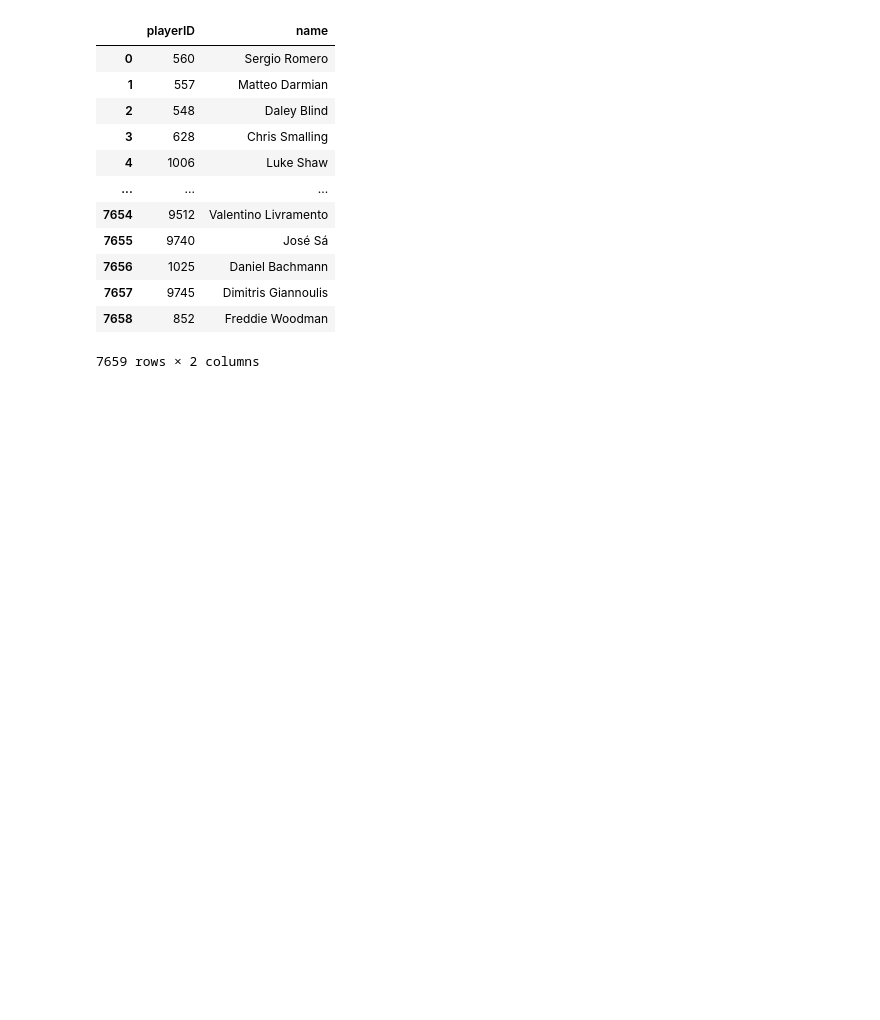
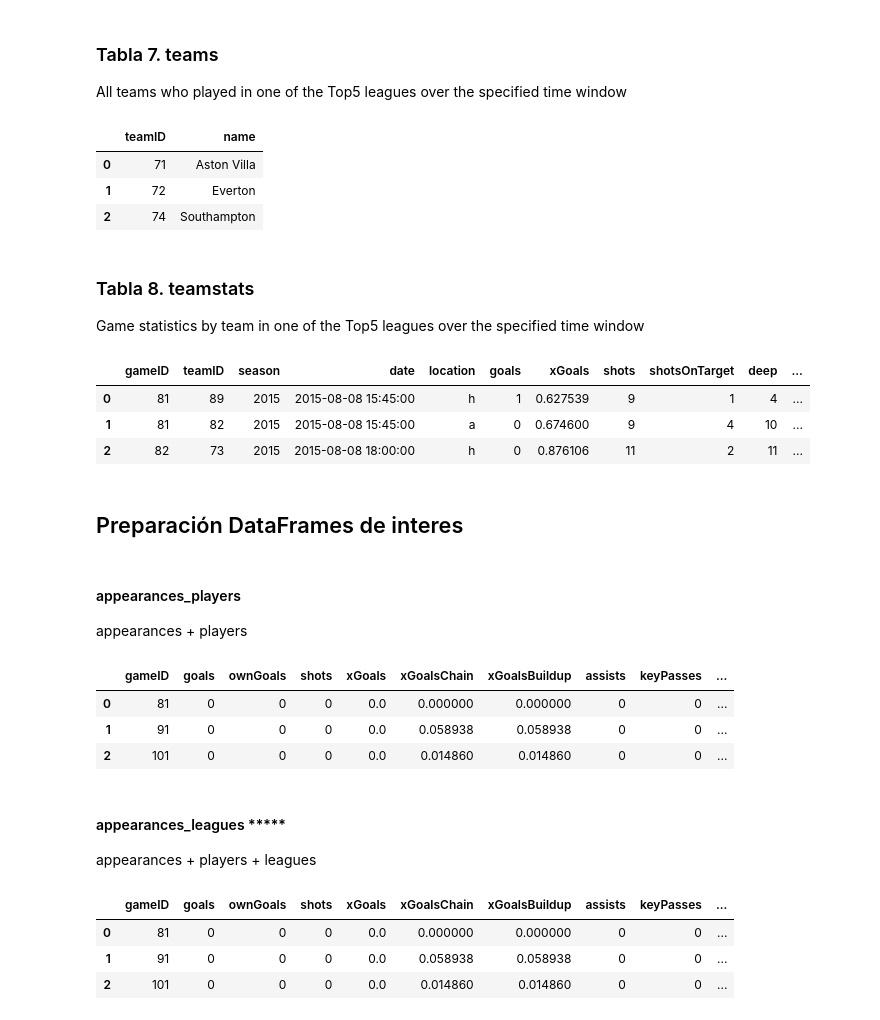
Before and after one commit to kevinerv/proyecto-portafolio, a Jupyter notebook: notebooks/analisis_inicial.ipynb, the cells around one changed output. Cells and saved outputs as stored; diff of their text form; code cells hidden in the pictures; blank space fills up the shorter version.

```diff
--- a/notebooks/analisis_inicial.ipynb
+++ b/notebooks/analisis_inicial.ipynb
@@ -35,16 +76,50 @@ pd.read_csv("./../datos/games.csv")
-# %%
-pd.read_csv("./../datos/players.csv")
-# %% [output]
-|  | playerID | name |
-| 0 | 560 | Sergio Romero |
-| 1 | 557 | Matteo Darmian |
-| 2 | 548 | Daley Blind |
-| 3 | 628 | Chris Smalling |
-| 4 | 1006 | Luke Shaw |
-| ... | ... | ... |
-| 7654 | 9512 | Valentino Livramento |
-| 7655 | 9740 | José Sá |
-| 7656 | 1025 | Daniel Bachmann |
-| 7657 | 9745 | Dimitris Giannoulis |
-| 7658 | 852 | Freddie Woodman |
-7659 rows × 2 columns
+# %% [markdown]
+### Tabla 7. teams
+All teams who played in one of the Top5 leagues over the specified time window
+# %%
+teams=pd.read_csv("./../datos/teams.csv")
+teams.head(3)
+# %% [output]
+|  | teamID | name |
+| 0 | 71 | Aston Villa |
+| 1 | 72 | Everton |
+| 2 | 74 | Southampton |
+# %% [markdown]
+### Tabla 8. teamstats
+Game statistics by team in one of the Top5 leagues over the specified time window
+# %%
+teamstats=pd.read_csv("./../datos/teamstats.csv")
+teamstats.head(3)
+# %% [output]
+|  | gameID | teamID | season | date | location | goals | xGoals | shots | shotsOnTarget | deep | ... |
+| 0 | 81 | 89 | 2015 | 2015-08-08 15:45:00 | h | 1 | 0.627539 | 9 | 1 | 4 | ... |
+| 1 | 81 | 82 | 2015 | 2015-08-08 15:45:00 | a | 0 | 0.674600 | 9 | 4 | 10 | ... |
+| 2 | 82 | 73 | 2015 | 2015-08-08 18:00:00 | h | 0 | 0.876106 | 11 | 2 | 11 | ... |
+# %% [markdown]
+## Preparación DataFrames de interes
+# %% [markdown]
+#### appearances_players
+appearances + players
+# %%
+appearances_players = pd.merge(appearances, players, on=["playerID"])
+appearances_players=appearances_players.drop(columns='playerID')
+appearances_players = appearances_players.rename(columns={'name':'name_player'})
+appearances_players.head(3)
+# %% [output]
+|  | gameID | goals | ownGoals | shots | xGoals | xGoalsChain | xGoalsBuildup | assists | keyPasses | ... |
+| 0 | 81 | 0 | 0 | 0 | 0.0 | 0.000000 | 0.000000 | 0 | 0 | ... |
+| 1 | 91 | 0 | 0 | 0 | 0.0 | 0.058938 | 0.058938 | 0 | 0 | ... |
+| 2 | 101 | 0 | 0 | 0 | 0.0 | 0.014860 | 0.014860 | 0 | 0 | ... |
+# %% [markdown]
+#### appearances_leagues *****
+appearances + players + leagues
+# %%
+appearances_leagues = pd.merge(appearances_players, leagues, on='leagueID')
+appearances_leagues=appearances_leagues.drop(columns=['leagueID','understatNotation'])
+appearances_leagues = appearances_leagues.rename(columns={'name':'name_league'})
+appearances_leagues.head(3)
+# %% [output]
+|  | gameID | goals | ownGoals | shots | xGoals | xGoalsChain | xGoalsBuildup | assists | keyPasses | ... |
+| 0 | 81 | 0 | 0 | 0 | 0.0 | 0.000000 | 0.000000 | 0 | 0 | ... |
+| 1 | 91 | 0 | 0 | 0 | 0.0 | 0.058938 | 0.058938 | 0 | 0 | ... |
+| 2 | 101 | 0 | 0 | 0 | 0.0 | 0.014860 | 0.014860 | 0 | 0 | ... |
```
Also changed, not shown: parts of 27 cells of this notebook, 5 other files.
